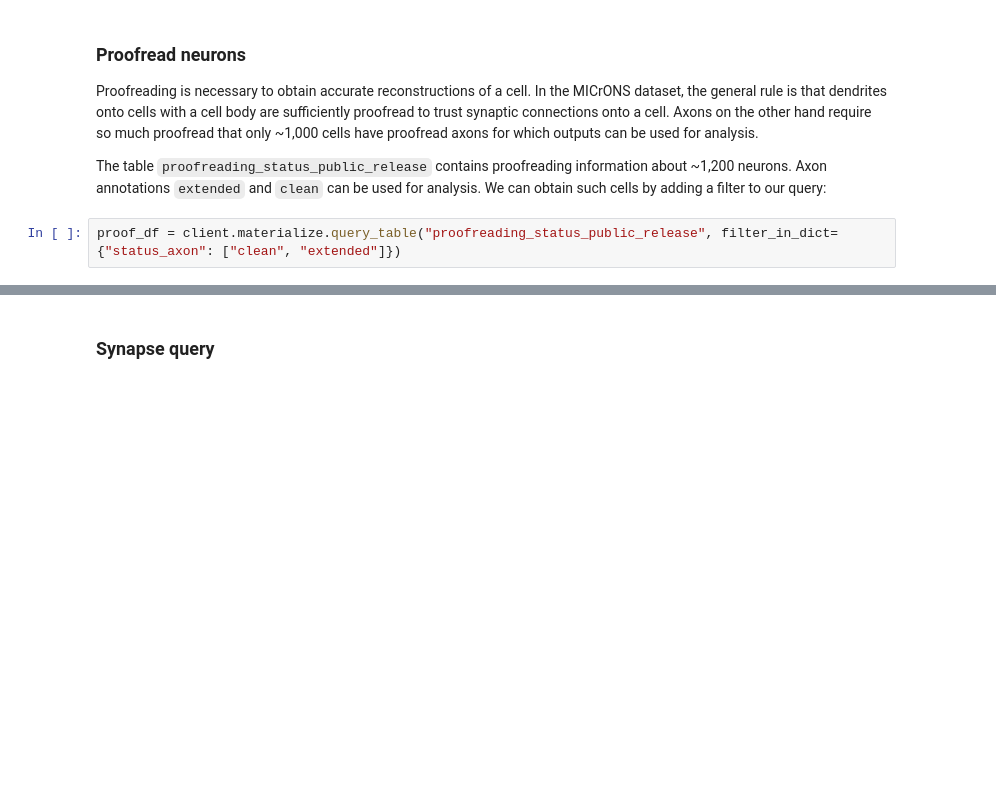
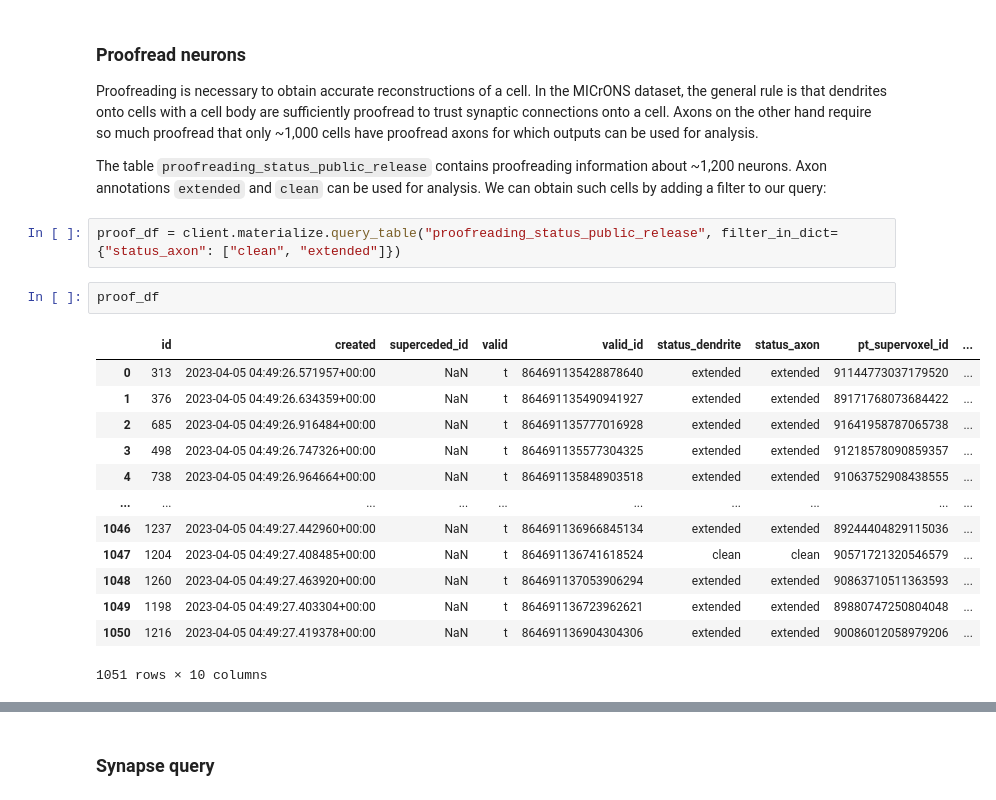
Before and after one commit to sdorkenw/MICrONS_workshop, a Jupyter notebook: tutorials/ProgrammaticAccess.ipynb, the cells around one changed output, grey strips where cells are left out. Saved outputs shown, nothing was run; the diff lists cells and outputs as text; blank space fills up the shorter version.

```diff
--- a/tutorials/ProgrammaticAccess.ipynb
+++ b/tutorials/ProgrammaticAccess.ipynb
@@ -300,3 +292,19 @@ Proofreading is necessary to obtain accurate reconstructions of a cell. In the M
 The table `proofreading_status_public_release` contains proofreading information about ~1,200 neurons. Axon annotations `extended` and `clean` can be used for analysis. We can obtain such cells by adding a filter to our query:
 # %%
 proof_df = client.materialize.query_table("proofreading_status_public_release", filter_in_dict={"status_axon": ["clean", "extended"]})
+# %%
+proof_df
+# %% [output]
+|  | id | created | superceded_id | valid | valid_id | status_dendrite | status_axon | pt_supervoxel_id | ... |
+| 0 | 313 | 2023-04-05 04:49:26.571957+00:00 | NaN | t | 864691135428878640 | extended | extended | 91144773037179520 | ... |
+| 1 | 376 | 2023-04-05 04:49:26.634359+00:00 | NaN | t | 864691135490941927 | extended | extended | 89171768073684422 | ... |
+| 2 | 685 | 2023-04-05 04:49:26.916484+00:00 | NaN | t | 864691135777016928 | extended | extended | 91641958787065738 | ... |
+| 3 | 498 | 2023-04-05 04:49:26.747326+00:00 | NaN | t | 864691135577304325 | extended | extended | 91218578090859357 | ... |
+| 4 | 738 | 2023-04-05 04:49:26.964664+00:00 | NaN | t | 864691135848903518 | extended | extended | 91063752908438555 | ... |
+| ... | ... | ... | ... | ... | ... | ... | ... | ... | ... |
+| 1046 | 1237 | 2023-04-05 04:49:27.442960+00:00 | NaN | t | 864691136966845134 | extended | extended | 89244404829115036 | ... |
+| 1047 | 1204 | 2023-04-05 04:49:27.408485+00:00 | NaN | t | 864691136741618524 | clean | clean | 90571721320546579 | ... |
+| 1048 | 1260 | 2023-04-05 04:49:27.463920+00:00 | NaN | t | 864691137053906294 | extended | extended | 90863710511363593 | ... |
+| 1049 | 1198 | 2023-04-05 04:49:27.403304+00:00 | NaN | t | 864691136723962621 | extended | extended | 89880747250804048 | ... |
+| 1050 | 1216 | 2023-04-05 04:49:27.419378+00:00 | NaN | t | 864691136904304306 | extended | extended | 90086012058979206 | ... |
+1051 rows × 10 columns
```
Also changed, not shown: parts of 6 cells of this notebook.
